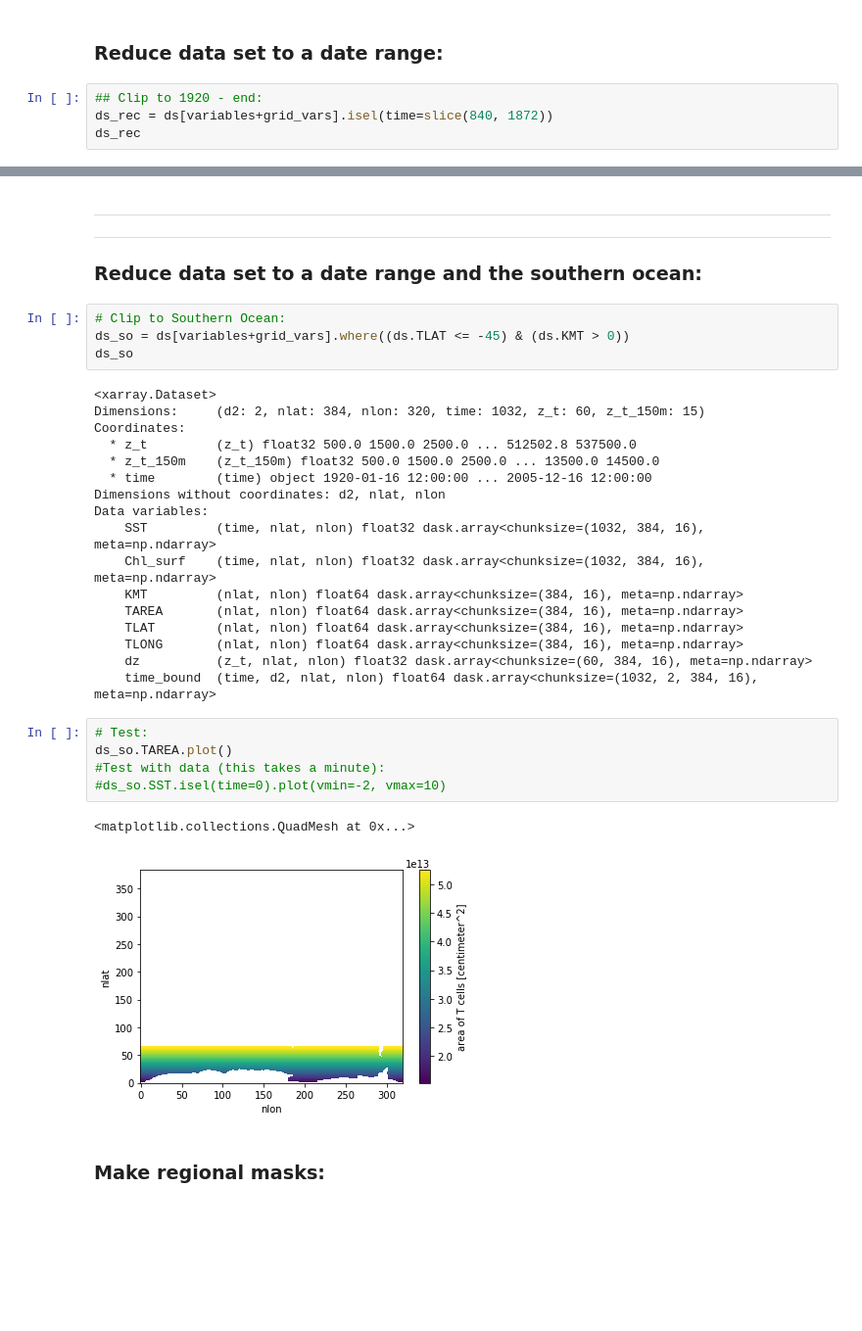
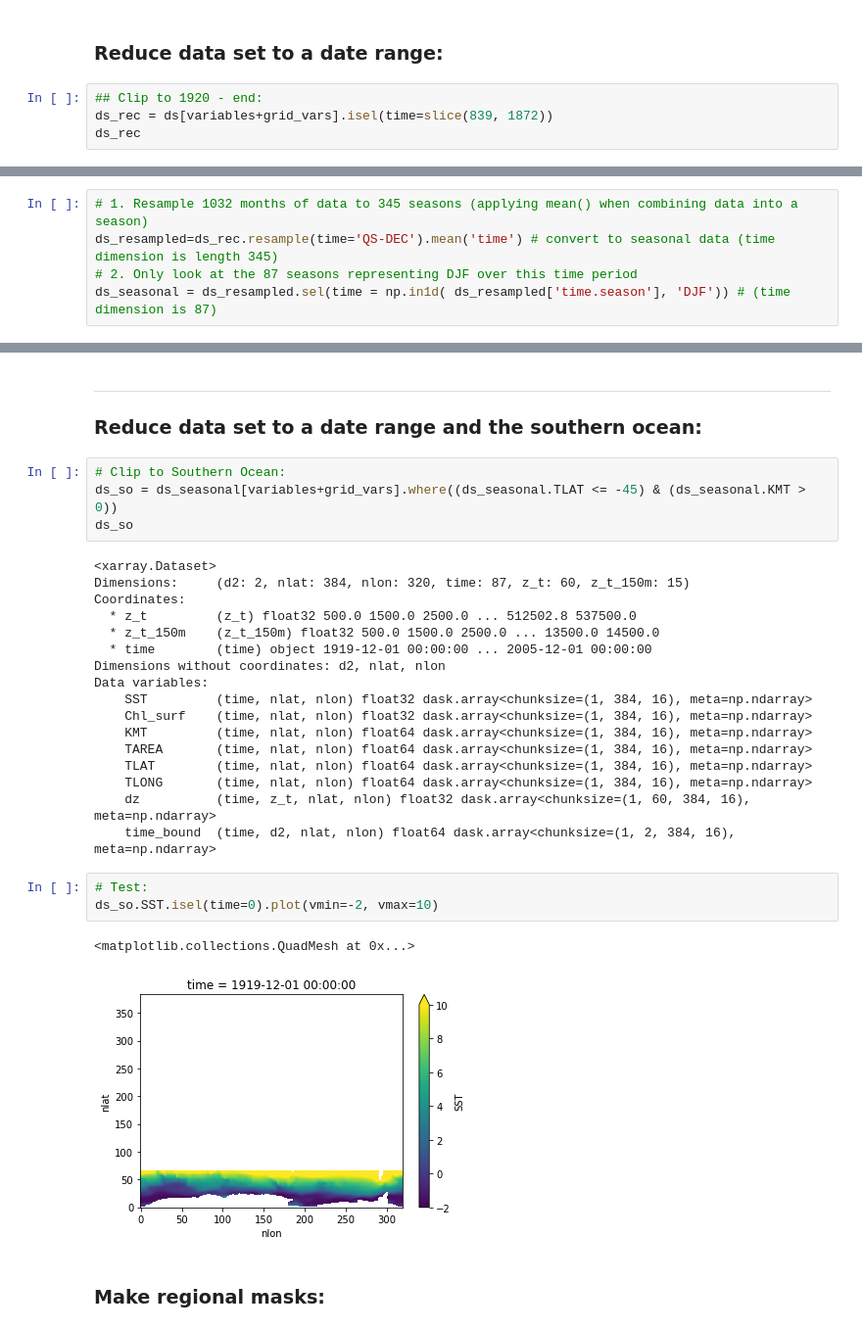
Before and after one commit to Zephyr-Sylvester/krill-cesm-le, a Jupyter notebook: notebooks/DJF-timeseries.ipynb, the cells around one changed output, grey strips where cells are left out. Shown at 98% size. Cells and saved outputs as stored; diff of their text form; blank space fills up the shorter version.

Commit message:
seasonality fixed

```diff
--- a/notebooks/DJF-timeseries.ipynb
+++ b/notebooks/DJF-timeseries.ipynb
@@ -77,7 +77,7 @@ Data variables:
 ### Reduce data set to a date range:
 # %%
 ## Clip to 1920 - end:
-ds_rec = ds[variables+grid_vars].isel(time=slice(840, 1872))
+ds_rec = ds[variables+grid_vars].isel(time=slice(839, 1872))
 ds_rec
 # %% [output]
 <xarray.Dataset>
@@ -194,0 +104,5 @@ Yet again, the result hasn't removed any of the non DJF data
+# %%
+# 1. Resample 1032 months of data to 345 seasons (applying mean() when combining data into a season)
+ds_resampled=ds_rec.resample(time='QS-DEC').mean('time') # convert to seasonal data (time dimension is length 345)
+# 2. Only look at the 87 seasons representing DJF over this time period
+ds_seasonal = ds_resampled.sel(time = np.in1d( ds_resampled['time.season'], 'DJF')) # (time dimension is 87)
@@ -195,36 +120,33 @@ Yet again, the result hasn't removed any of the non DJF data
 # %% [markdown]
 ___
-___
 ### Reduce data set to a date range and the southern ocean:
 # %%
 # Clip to Southern Ocean:
-ds_so = ds[variables+grid_vars].where((ds.TLAT <= -45) & (ds.KMT > 0))
+ds_so = ds_seasonal[variables+grid_vars].where((ds_seasonal.TLAT <= -45) & (ds_seasonal.KMT > 0))
 ds_so
 # %% [output]
 <xarray.Dataset>
-Dimensions:     (d2: 2, nlat: 384, nlon: 320, time: 1032, z_t: 60, z_t_150m: 15)
+Dimensions:     (d2: 2, nlat: 384, nlon: 320, time: 87, z_t: 60, z_t_150m: 15)
 Coordinates:
   * z_t         (z_t) float32 500.0 1500.0 2500.0 ... 512502.8 537500.0
   * z_t_150m    (z_t_150m) float32 500.0 1500.0 2500.0 ... 13500.0 14500.0
-  * time        (time) object 1920-01-16 12:00:00 ... 2005-12-16 12:00:00
+  * time        (time) object 1919-12-01 00:00:00 ... 2005-12-01 00:00:00
 Dimensions without coordinates: d2, nlat, nlon
 Data variables:
-    SST         (time, nlat, nlon) float32 dask.array<chunksize=(1032, 384, 16), meta=np.ndarray>
-    Chl_surf    (time, nlat, nlon) float32 dask.array<chunksize=(1032, 384, 16), meta=np.ndarray>
-    KMT         (nlat, nlon) float64 dask.array<chunksize=(384, 16), meta=np.ndarray>
-    TAREA       (nlat, nlon) float64 dask.array<chunksize=(384, 16), meta=np.ndarray>
-    TLAT        (nlat, nlon) float64 dask.array<chunksize=(384, 16), meta=np.ndarray>
-    TLONG       (nlat, nlon) float64 dask.array<chunksize=(384, 16), meta=np.ndarray>
-    dz          (z_t, nlat, nlon) float32 dask.array<chunksize=(60, 384, 16), meta=np.ndarray>
-    time_bound  (time, d2, nlat, nlon) float64 dask.array<chunksize=(1032, 2, 384, 16), meta=np.ndarray>
+    SST         (time, nlat, nlon) float32 dask.array<chunksize=(1, 384, 16), meta=np.ndarray>
+    Chl_surf    (time, nlat, nlon) float32 dask.array<chunksize=(1, 384, 16), meta=np.ndarray>
+    KMT         (time, nlat, nlon) float64 dask.array<chunksize=(1, 384, 16), meta=np.ndarray>
+    TAREA       (time, nlat, nlon) float64 dask.array<chunksize=(1, 384, 16), meta=np.ndarray>
+    TLAT        (time, nlat, nlon) float64 dask.array<chunksize=(1, 384, 16), meta=np.ndarray>
+    TLONG       (time, nlat, nlon) float64 dask.array<chunksize=(1, 384, 16), meta=np.ndarray>
+    dz          (time, z_t, nlat, nlon) float32 dask.array<chunksize=(1, 60, 384, 16), meta=np.ndarray>
+    time_bound  (time, d2, nlat, nlon) float64 dask.array<chunksize=(1, 2, 384, 16), meta=np.ndarray>
 # %%
 # Test:
-ds_so.TAREA.plot()
-#Test with data (this takes a minute):
-#ds_so.SST.isel(time=0).plot(vmin=-2, vmax=10)
+ds_so.SST.isel(time=0).plot(vmin=-2, vmax=10)
 # %% [output]
 <matplotlib.collections.QuadMesh at 0x...>
-[figure, old version]
+[figure, new version]
 # %% [markdown]
 
 ### Make regional masks:
```
Also changed, not shown: parts of 24 cells of this notebook.
